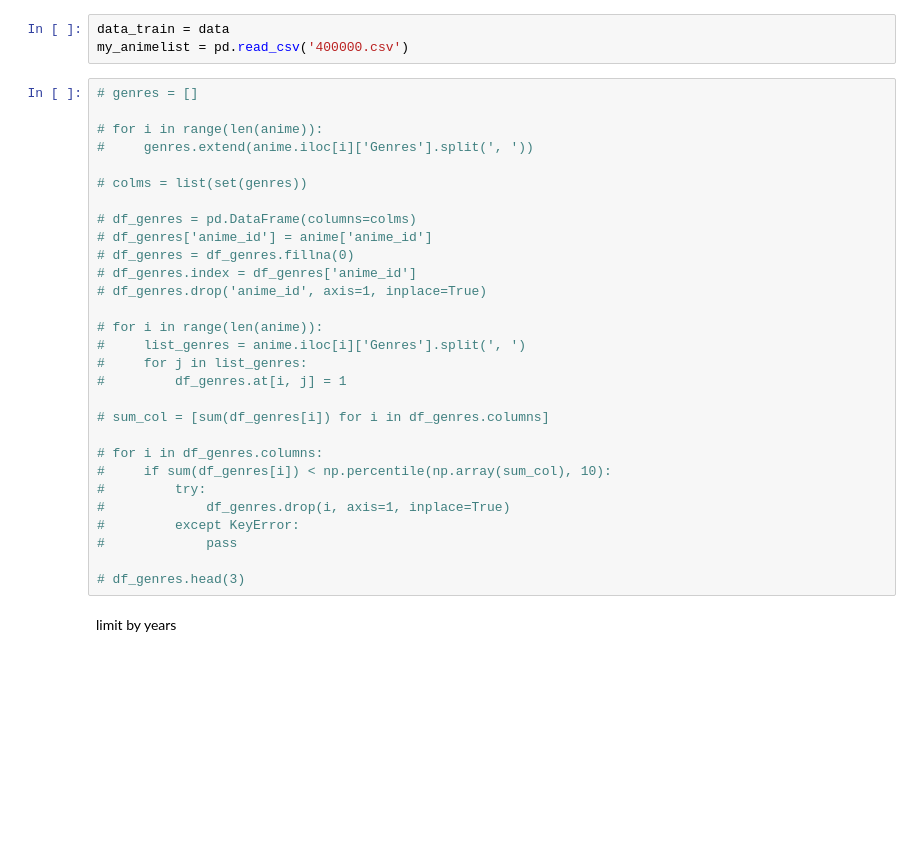
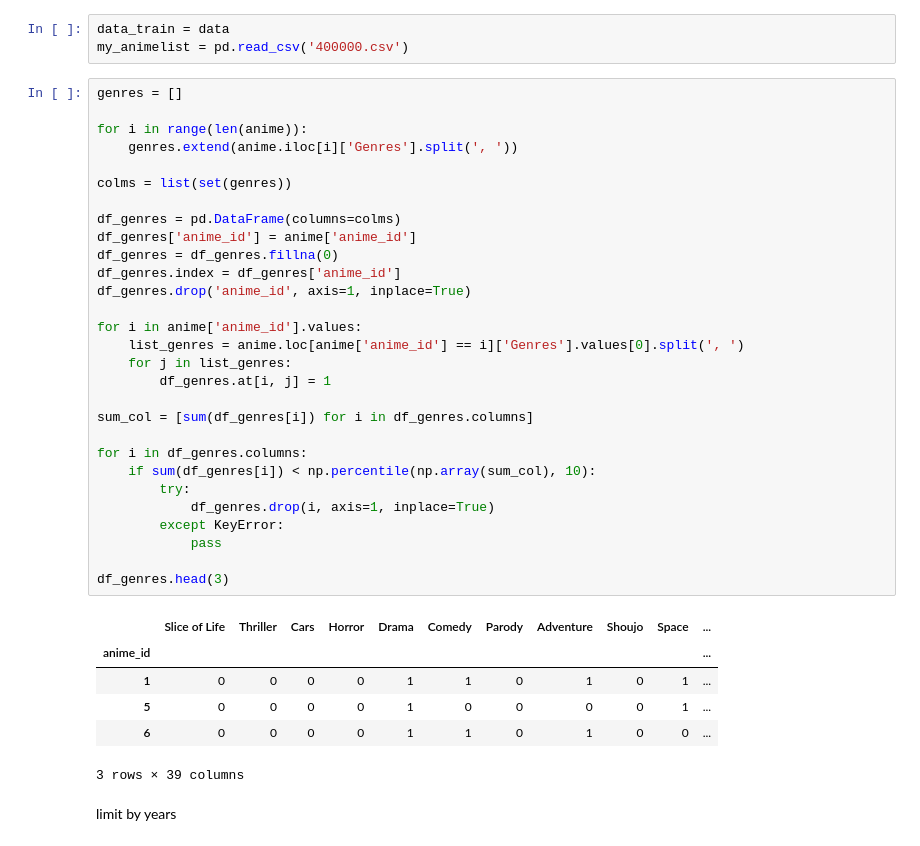
Before and after one commit to ksn38/mal-recommender, a Jupyter notebook: mal-recommender.ipynb, the cells around one changed output. Drawn from its saved outputs; the diff is of its cells as text; blank space fills up the shorter version.

```diff
--- a/mal-recommender.ipynb
+++ b/mal-recommender.ipynb
@@ -26,34 +26,41 @@ anime.head(2)
 data_train = data
 my_animelist = pd.read_csv('400000.csv')
 # %%
-# genres = []
+genres = []
 
-# for i in range(len(anime)):
-#     genres.extend(anime.iloc[i]['Genres'].split(', '))
+for i in range(len(anime)):
+    genres.extend(anime.iloc[i]['Genres'].split(', '))
 
-# colms = list(set(genres))
+colms = list(set(genres))
 
-# df_genres = pd.DataFrame(columns=colms)
-# df_genres['anime_id'] = anime['anime_id']
-# df_genres = df_genres.fillna(0)
-# df_genres.index = df_genres['anime_id']
-# df_genres.drop('anime_id', axis=1, inplace=True)
+df_genres = pd.DataFrame(columns=colms)
+df_genres['anime_id'] = anime['anime_id']
+df_genres = df_genres.fillna(0)
+df_genres.index = df_genres['anime_id']
+df_genres.drop('anime_id', axis=1, inplace=True)
 
-# for i in range(len(anime)):
-#     list_genres = anime.iloc[i]['Genres'].split(', ')
-#     for j in list_genres:
-#         df_genres.at[i, j] = 1
+for i in anime['anime_id'].values:
+    list_genres = anime.loc[anime['anime_id'] == i]['Genres'].values[0].split(', ')
+    for j in list_genres:
+        df_genres.at[i, j] = 1
 
-# sum_col = [sum(df_genres[i]) for i in df_genres.columns]
+sum_col = [sum(df_genres[i]) for i in df_genres.columns]
 
-# for i in df_genres.columns:
-#     if sum(df_genres[i]) < np.percentile(np.array(sum_col), 10):
-#         try:
-#             df_genres.drop(i, axis=1, inplace=True)
-#         except KeyError:
-#             pass
+for i in df_genres.columns:
+    if sum(df_genres[i]) < np.percentile(np.array(sum_col), 10):
+        try:
+            df_genres.drop(i, axis=1, inplace=True)
+        except KeyError:
+            pass
 
-# df_genres.head(3)
+df_genres.head(3)
+# %% [output]
+|  | Slice of Life | Thriller | Cars | Horror | Drama | Comedy | Parody | Adventure | Shoujo | Space | ... |
+| anime_id |  |  |  |  |  |  |  |  |  |  | ... |
+| 1 | 0 | 0 | 0 | 0 | 1 | 1 | 0 | 1 | 0 | 1 | ... |
+| 5 | 0 | 0 | 0 | 0 | 1 | 0 | 0 | 0 | 0 | 1 | ... |
+| 6 | 0 | 0 | 0 | 0 | 1 | 1 | 0 | 1 | 0 | 0 | ... |
+3 rows × 39 columns
 # %% [markdown]
 limit by years
 # %%
```
Also changed, not shown: parts of 9 cells of this notebook, 3 other files.
